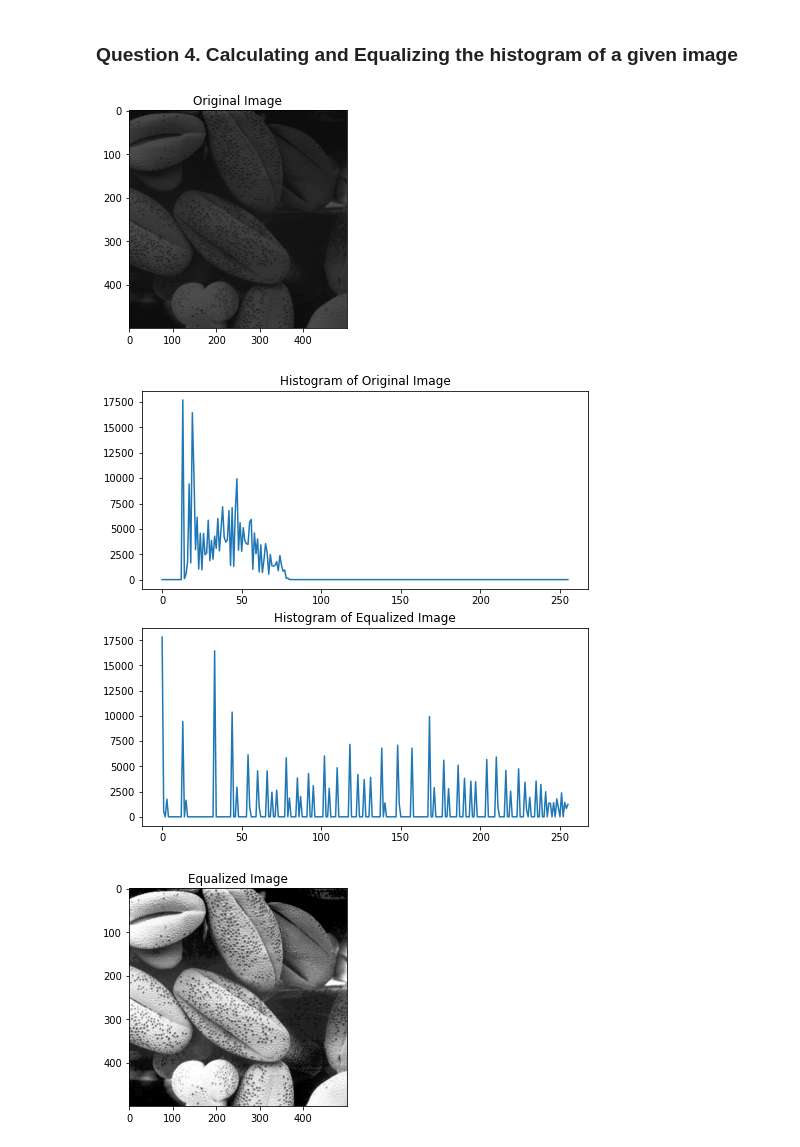
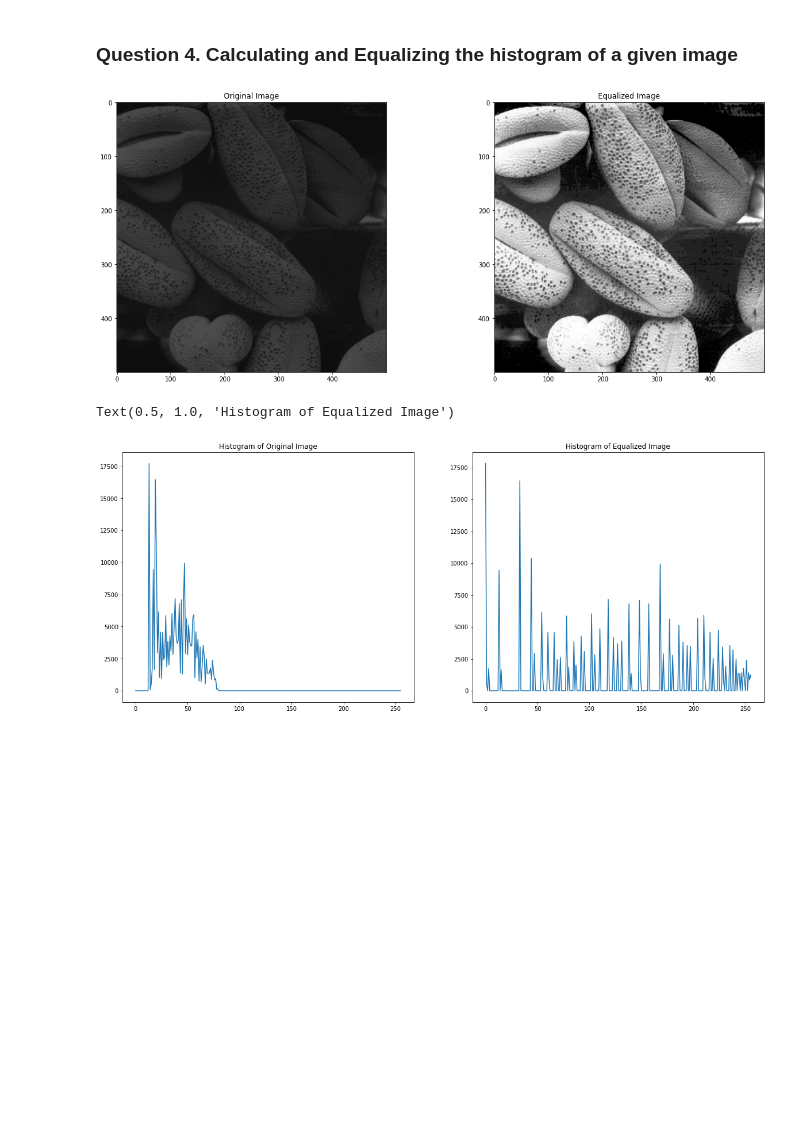
Before and after one commit to K-Thanushan/EN2550-Fundamentals-of-Image-Processing-and-Machine-Vision, a Jupyter notebook: Assignments/Assignment1/EN2550_Assignment1_190621M.ipynb, the cells around one changed output. Drawn from its saved outputs; the diff is of its cells as text; code cells hidden in the pictures; blank space fills up the shorter version.

```diff
--- a/Assignments/Assignment1/EN2550_Assignment1_190621M.ipynb
+++ b/Assignments/Assignment1/EN2550_Assignment1_190621M.ipynb
@@ -49,37 +96,35 @@ plt.show()
 # %%
 #Question 4
 import numpy as np
 import cv2 as cv
 import matplotlib.pyplot as plt
 
-#Reading the image and plotting the original image
+#Reading the image
 Initial_image = cv.imread(r'shells.png', cv.IMREAD_GRAYSCALE)
 assert Initial_image is not None
-Plotting_image  = cv.cvtColor(Initial_image, cv.COLOR_BGR2RGB)
-fig, ax = plt.subplots()
-ax.imshow(Plotting_image)
-ax.set_title('Original Image')
-plt.show()
 
 #Calculating the histograms of the initial image and the equalized image
 Original_image_histogram = cv.calcHist([Initial_image], [0], None, [256], [0,256])
 Equalized_image = cv.equalizeHist(Initial_image)
 Equalized_image_histogram = cv.calcHist([Equalized_image], [0], None, [256], [0,256])
 
+#Plotting the images
+Plotting_image  = cv.cvtColor(Initial_image, cv.COLOR_BGR2RGB)
+Equalized_image_plot = cv.cvtColor(Equalized_image, cv.COLOR_BGR2RGB)
+fig, ax = plt.subplots(1,2,figsize = (20,8))
+ax[0].imshow(Plotting_image)
+ax[0].set_title('Original Image')
+ax[1].imshow(Equalized_image_plot)
+ax[1].set_title('Equalized Image')
+plt.show()
+
 #Plotting the histograms
-fig, ax = plt.subplots(2, 1, figsize = (8,8))
+fig, ax = plt.subplots(1, 2, figsize = (20,8))
 ax[0].plot(Original_image_histogram)
 ax[0].set_title('Histogram of Original Image')
 ax[1].plot(Equalized_image_histogram)
 ax[1].set_title('Histogram of Equalized Image')
-
-#Plotting the equalized image
-Equalized_image_plot = cv.cvtColor(Equalized_image, cv.COLOR_BGR2RGB)
-fig, ax = plt.subplots()
-ax.imshow(Equalized_image_plot)
-ax.set_title('Equalized Image')
-plt.show()
 # %% [output]
-[figure, old version]
+[figure, new version]
+Text(0.5, 1.0, 'Histogram of Equalized Image')
-[figure, old version]
+[figure, new version]
-[figure, removed]
```
Also changed, not shown: parts of 3 cells of this notebook.
